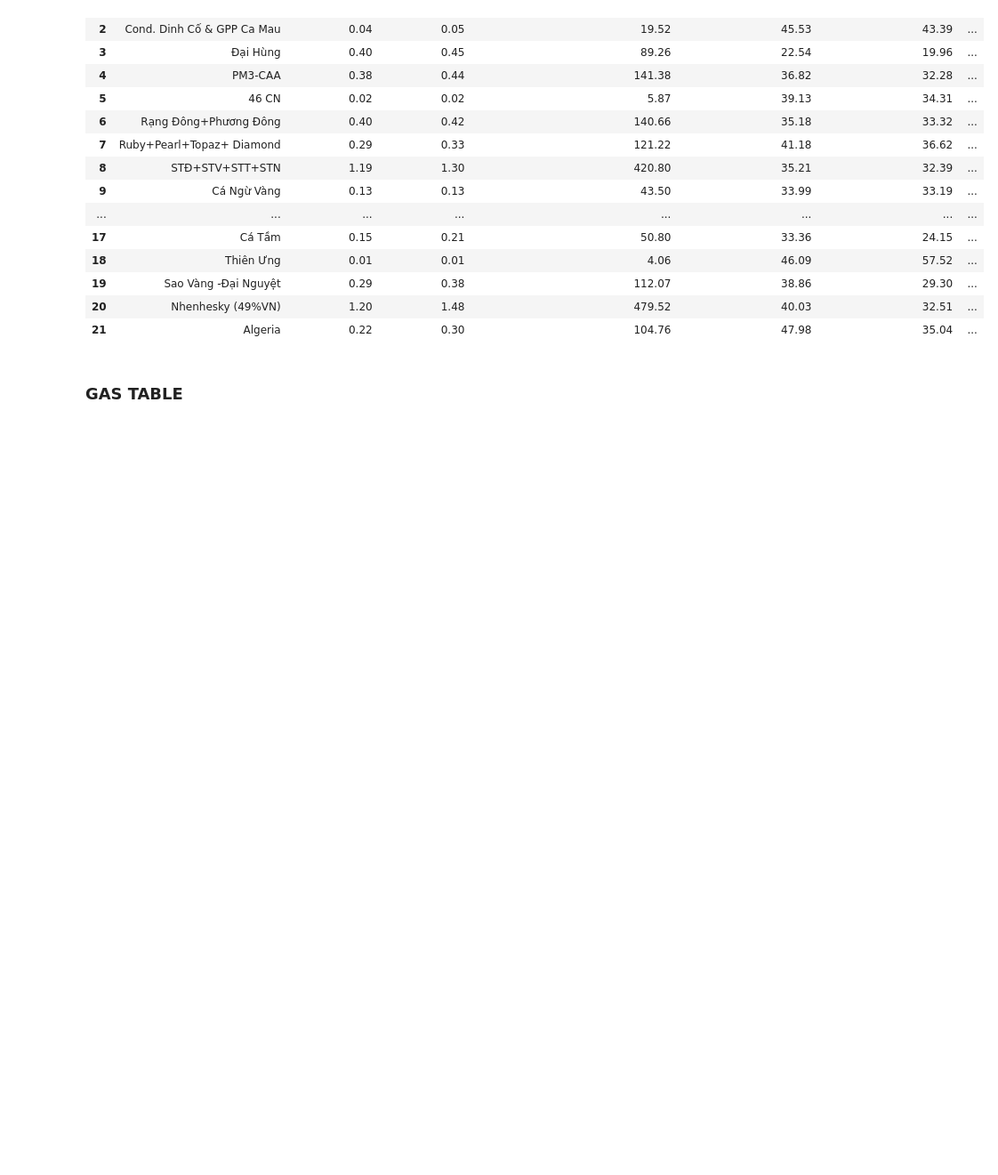
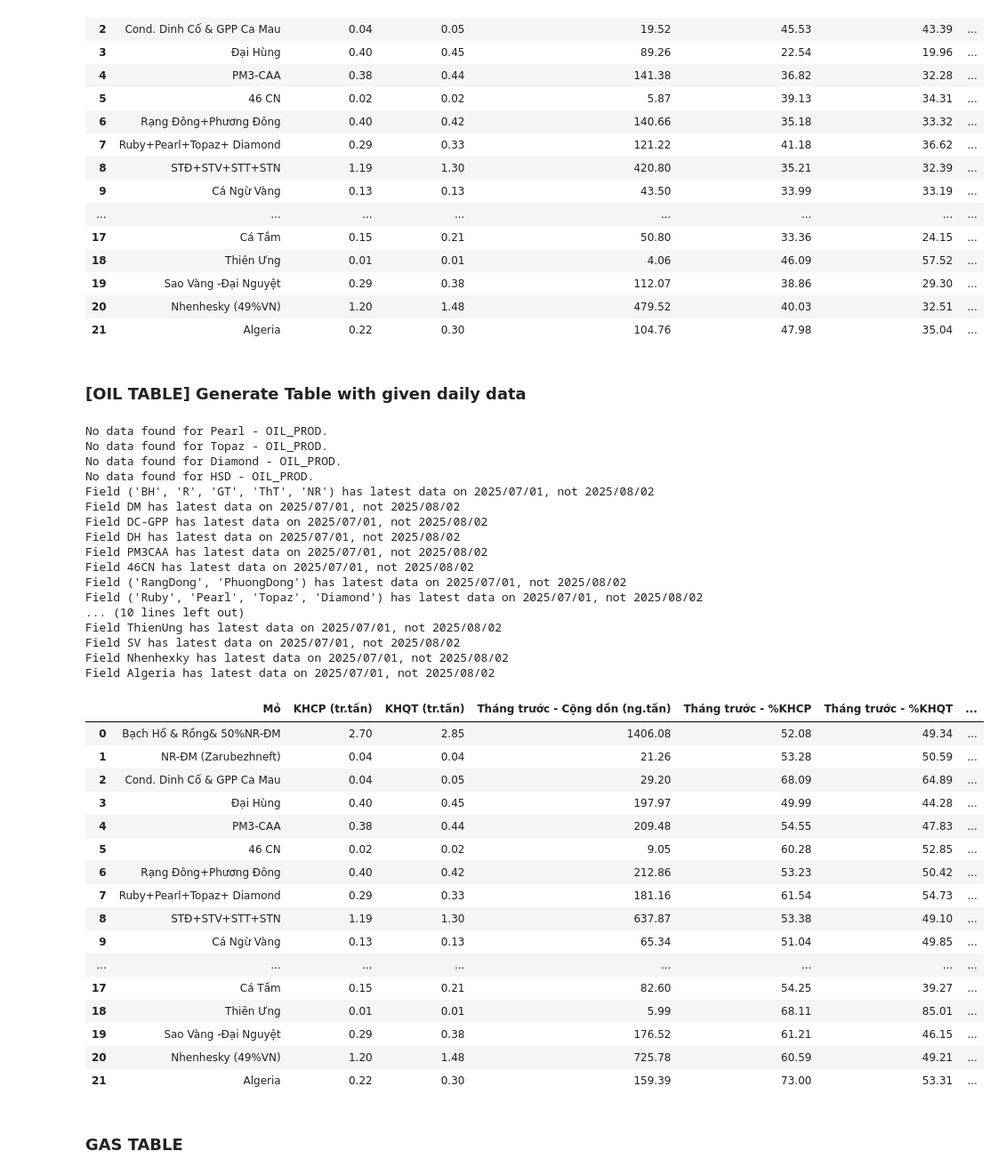
Before and after one commit to tuanna712/ProductionDataProcessing, a Jupyter notebook: source/impl-pg.ipynb, the cells around one changed output. Shown: that part at 89% size. Saved outputs shown, nothing was run; the diff lists cells and outputs as text; code cells hidden in the pictures; blank space fills up the shorter version.

```diff
--- a/source/impl-pg.ipynb
+++ b/source/impl-pg.ipynb
@@ -412,6 +469,86 @@ generate_report(query_date)
 | 19 | Sao Vàng -Đại Nguyệt | 0.29 | 0.38 | 112.07 | 38.86 | 29.30 | ... |
 | 20 | Nhenhesky (49%VN) | 1.20 | 1.48 | 479.52 | 40.03 | 32.51 | ... |
 | 21 | Algeria | 0.22 | 0.30 | 104.76 | 47.98 | 35.04 | ... |
+# %% [markdown]
+### [OIL TABLE] Generate Table with given daily data
+# %%
+# Check latest date has data by field in daily_prod
+query_date = '2025/08/02' #"%Y/%m/%d"
+
+def generate_oil_report_w_latest_data(query_date):
+    sub_field_ids = [('BH', 'R', 'GT', 'ThT', 'NR'),
+                        'DM', 'DC-GPP', 'DH', 'PM3CAA', '46CN',
+                        ('RangDong', 'PhuongDong'),
+                        ('Ruby', 'Pearl', 'Topaz', 'Diamond'),
+                        ('STD', 'STV', 'STD-DB', 'STT', 'STN'),
+                        'CNV', 'TGT', 'CS', 'LT', 'RD-RDT',
+                        ('HST', 'HSD'), 'TLDD', 'HT-MT', 'CT',
+                        'ThienUng', 'SV', 'Nhenhexky', 'Algeria'
+                    ]
+    _latest_dates_by_field = {}
+    for sub_field_id in sub_field_ids:
+        if isinstance(sub_field_id, tuple):
+            dates = []
+            for field_id in sub_field_id:
+                _date = PGDB.get_latest_date_by_field(field_id, 'OIL_PROD', query_date)
+                dates.append(_date)
+            valid_dates = [d for d in dates if d is not None]
+            _date = max(valid_dates) if valid_dates else None
+            _latest_dates_by_field[sub_field_id] = _date
+        else:
+            _date = PGDB.get_latest_date_by_field(sub_field_id, 'OIL_PROD', query_date)
+            _latest_dates_by_field[sub_field_id] = _date
+
+    report = generate_report(query_date)
+    _reformat_date = datetime.strptime(query_date, "%Y/%m/%d")
+    report['Dữ liệu cập nhật đến ngày'] = _reformat_date.strftime("%d/%m/%Y")
+    for i, (k, v) in enumerate(_latest_dates_by_field.items()):
+        if v is not None and v != datetime.strptime(query_date, "%Y/%m/%d").date():
+            _query_date = v.strftime("%Y/%m/%d")
+            print(f"Field {k} has latest data on {_query_date}, not {query_date}")
+            _new_query_report = generate_report(_query_date)
+            _reformat_date = datetime.strptime(_query_date, "%Y/%m/%d")
+            _new_query_report['Dữ liệu cập nhật đến ngày'] = _reformat_date.strftime("%d/%m/%Y")
+            report.at[i, 'Dữ liệu cập nhật đến ngày'] = v.strftime("%d/%m/%Y")
+            report.loc[i, :] = _new_query_report.loc[i, :].values
+        else:
+            print(f"Field {k} has latest data on same date")
+    return report
+# %% [output]
+No data found for Pearl - OIL_PROD.
+No data found for Topaz - OIL_PROD.
+No data found for Diamond - OIL_PROD.
+No data found for HSD - OIL_PROD.
+Field ('BH', 'R', 'GT', 'ThT', 'NR') has latest data on 2025/07/01, not 2025/08/02
+Field DM has latest data on 2025/07/01, not 2025/08/02
+Field DC-GPP has latest data on 2025/07/01, not 2025/08/02
+Field DH has latest data on 2025/07/01, not 2025/08/02
+Field PM3CAA has latest data on 2025/07/01, not 2025/08/02
+Field 46CN has latest data on 2025/07/01, not 2025/08/02
+Field ('RangDong', 'PhuongDong') has latest data on 2025/07/01, not 2025/08/02
+Field ('Ruby', 'Pearl', 'Topaz', 'Diamond') has latest data on 2025/07/01, not 2025/08/02
+... (10 lines left out)
+Field ThienUng has latest data on 2025/07/01, not 2025/08/02
+Field SV has latest data on 2025/07/01, not 2025/08/02
+Field Nhenhexky has latest data on 2025/07/01, not 2025/08/02
+Field Algeria has latest data on 2025/07/01, not 2025/08/02
+|  | Mỏ | KHCP (tr.tấn) | KHQT (tr.tấn) | Tháng trước - Cộng dồn (ng.tấn) | Tháng trước - %KHCP | Tháng trước - %KHQT | ... |
+| 0 | Bạch Hổ & Rồng& 50%NR-ĐM | 2.70 | 2.85 | 1406.08 | 52.08 | 49.34 | ... |
+| 1 | NR-ĐM (Zarubezhneft) | 0.04 | 0.04 | 21.26 | 53.28 | 50.59 | ... |
+| 2 | Cond. Dinh Cố & GPP Ca Mau | 0.04 | 0.05 | 29.20 | 68.09 | 64.89 | ... |
+| 3 | Đại Hùng | 0.40 | 0.45 | 197.97 | 49.99 | 44.28 | ... |
+| 4 | PM3-CAA | 0.38 | 0.44 | 209.48 | 54.55 | 47.83 | ... |
+| 5 | 46 CN | 0.02 | 0.02 | 9.05 | 60.28 | 52.85 | ... |
+| 6 | Rạng Đông+Phương Đông | 0.40 | 0.42 | 212.86 | 53.23 | 50.42 | ... |
+| 7 | Ruby+Pearl+Topaz+ Diamond | 0.29 | 0.33 | 181.16 | 61.54 | 54.73 | ... |
+| 8 | STĐ+STV+STT+STN | 1.19 | 1.30 | 637.87 | 53.38 | 49.10 | ... |
+| 9 | Cá Ngừ Vàng | 0.13 | 0.13 | 65.34 | 51.04 | 49.85 | ... |
+| ... | ... | ... | ... | ... | ... | ... | ... |
+| 17 | Cá Tầm | 0.15 | 0.21 | 82.60 | 54.25 | 39.27 | ... |
+| 18 | Thiên Ưng | 0.01 | 0.01 | 5.99 | 68.11 | 85.01 | ... |
+| 19 | Sao Vàng -Đại Nguyệt | 0.29 | 0.38 | 176.52 | 61.21 | 46.15 | ... |
+| 20 | Nhenhesky (49%VN) | 1.20 | 1.48 | 725.78 | 60.59 | 49.21 | ... |
+| 21 | Algeria | 0.22 | 0.30 | 159.39 | 73.00 | 53.31 | ... |
 # %% [markdown]
 ### GAS TABLE
 # %%
```
Also changed, not shown: parts of 5 cells of this notebook.
